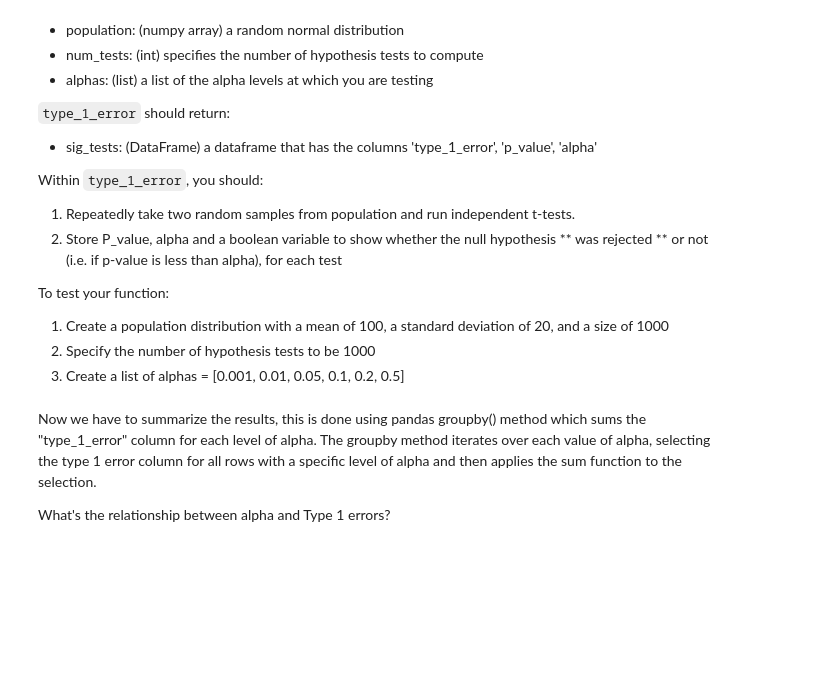
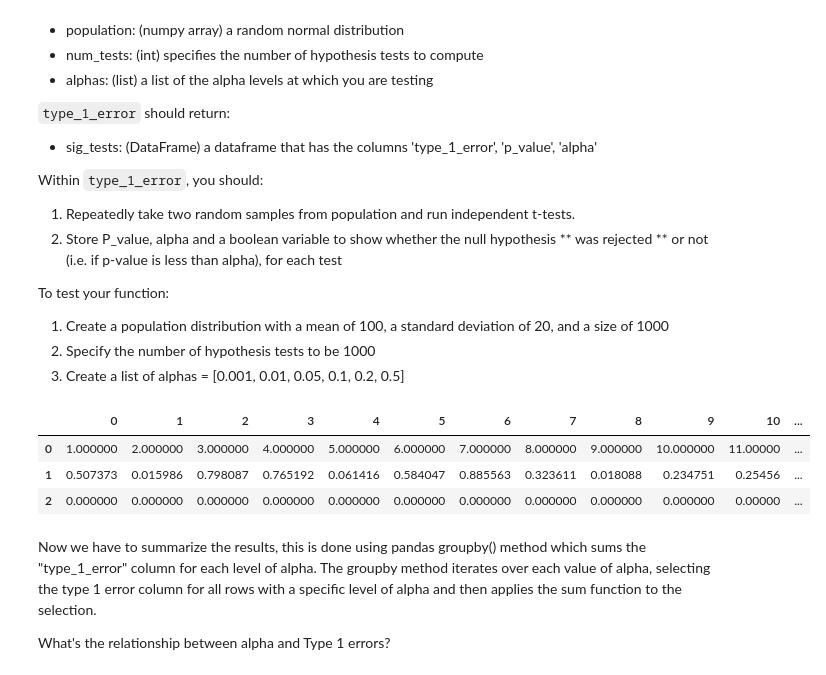
Before and after one commit to max-miller/dsc-type-1-and-2-error-lab-nyc-ds-career-042219, a Jupyter notebook: index.ipynb, the cells around one changed output. Drawn from its saved outputs; the diff is of its cells as text; code cells hidden in the pictures; blank space fills up the shorter version.

```diff
--- a/index.ipynb
+++ b/index.ipynb
@@ -152,3 +150,10 @@ type_1_error()
+# %%
+type_1_error(pop,20,.05)
+# %% [output]
+|  | 0 | 1 | 2 | 3 | 4 | 5 | 6 | 7 | 8 | 9 | 10 | ... |
+| 0 | 1.000000 | 2.000000 | 3.000000 | 4.000000 | 5.000000 | 6.000000 | 7.000000 | 8.000000 | 9.000000 | 10.000000 | 11.00000 | ... |
+| 1 | 0.507373 | 0.015986 | 0.798087 | 0.765192 | 0.061416 | 0.584047 | 0.885563 | 0.323611 | 0.018088 | 0.234751 | 0.25456 | ... |
+| 2 | 0.000000 | 0.000000 | 0.000000 | 0.000000 | 0.000000 | 0.000000 | 0.000000 | 0.000000 | 0.000000 | 0.000000 | 0.00000 | ... |
 # %% [markdown]
 Now we have to summarize the results, this is done using pandas groupby() method which sums the "type_1_error" column for each level of alpha. The groupby method iterates over each value of alpha, selecting the type 1 error column for all rows with a specific level of alpha and then applies the sum function to the selection.
 
```
Also changed, not shown: parts of 1 cell of this notebook.
